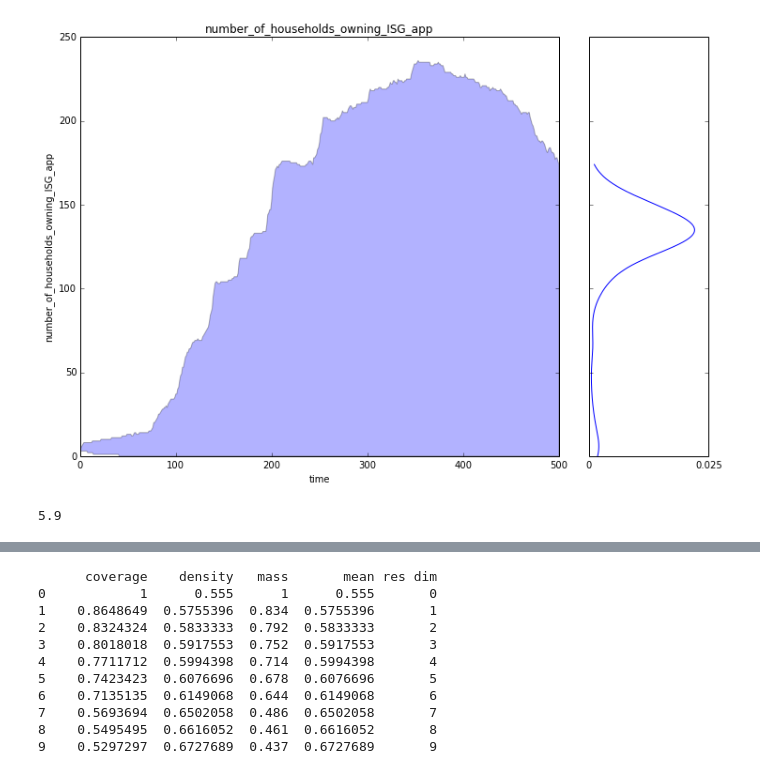
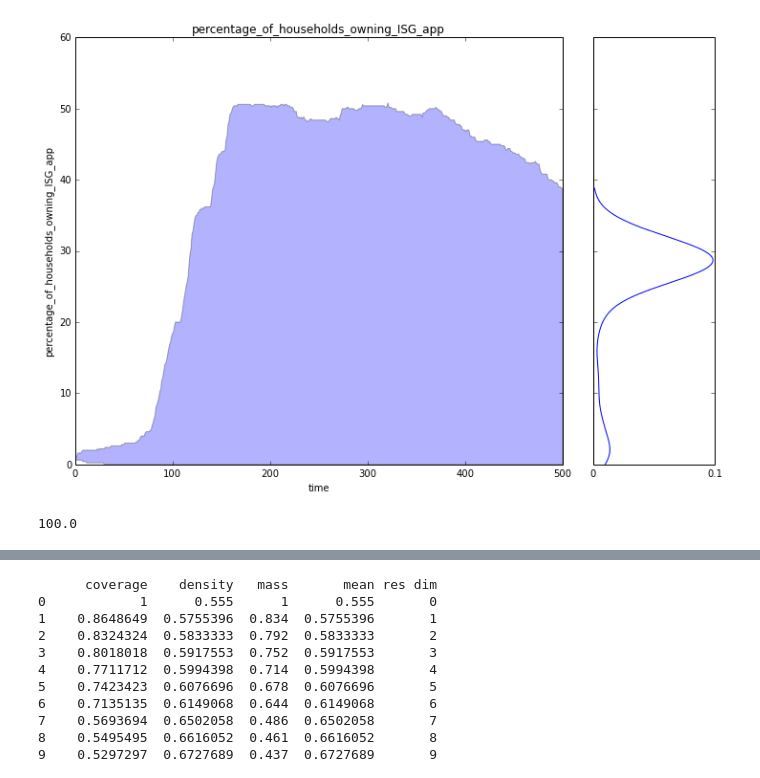
Before and after one commit to tristandewildt/SmartGridDiffusion, a Jupyter notebook: src/notebooks/PRIM_diffusion_of_innovations.ipynb, the cells around one changed output, grey strips where cells are left out. Saved outputs shown, nothing was run; the diff lists cells and outputs as text; code cells hidden in the pictures.

```diff
--- a/src/notebooks/PRIM_diffusion_of_innovations.ipynb
+++ b/src/notebooks/PRIM_diffusion_of_innovations.ipynb
@@ -4,25 +4,25 @@ from expWorkbench import ema_logging, load_results
 ema_logging.log_to_stderr(level=ema_logging.INFO)
 
 #load the data
-experiments, outcomes = load_results(r'./Data/1000 runs.bz2')
+experiments, outcomes = load_results(r'./Data/2000 runs.bz2')
 # %%
 from analysis import prim
 # %%
 # def classify(data):
 #     data = data["number_of_households_owning_ISG_app"]
 
 from analysis.plotting import envelopes, KDE, lines
 #from analysis.plotting_util import VIOLIN
 
-envelopes((experiments, outcomes), outcomes_to_show="number_of_households_owning_ISG_app",
+envelopes((experiments, outcomes), outcomes_to_show="percentage_of_households_owning_ISG_app",
           fill=True, density=KDE)
 plt.show()
 # %% [output]
-[figure, old version]
+[figure, new version]
 # %%
 import scipy as sp
-ooi = "number_of_households_owning_ISG_app"
+ooi = "percentage_of_households_owning_ISG_app"
 print sp.stats.percentileofscore(outcomes[ooi][:,-1].ravel(), 25)
 # %% [output]
-5.9
+100.0
 # %%
```
Also changed, not shown: parts of 5 cells of this notebook, 6 other files.
